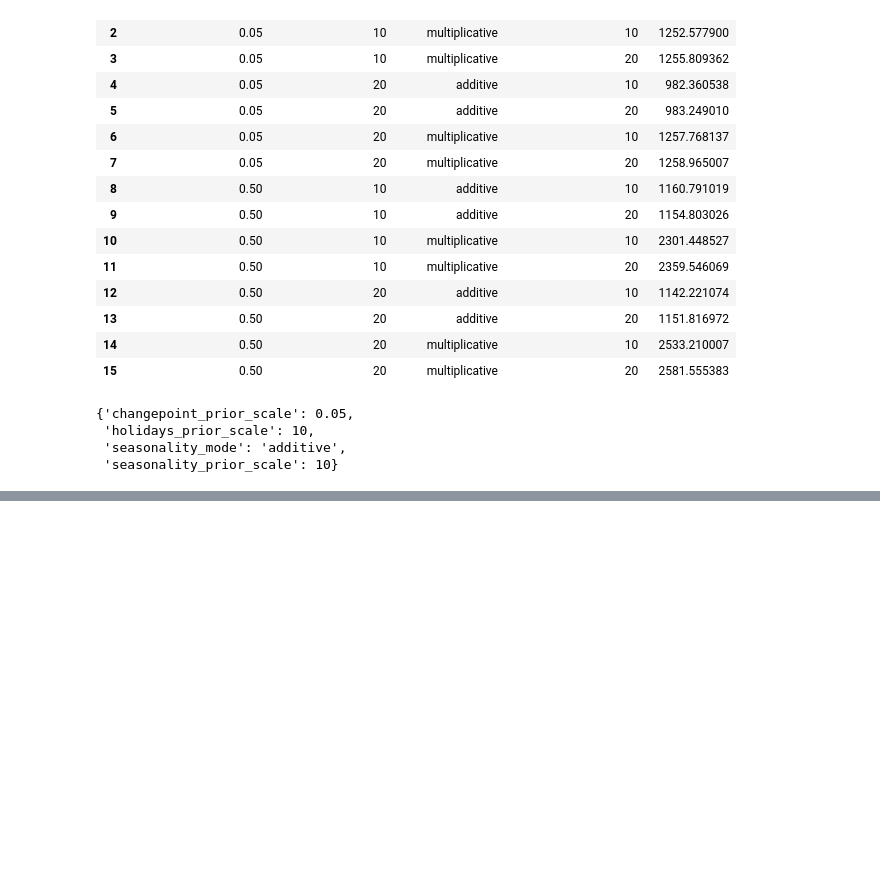
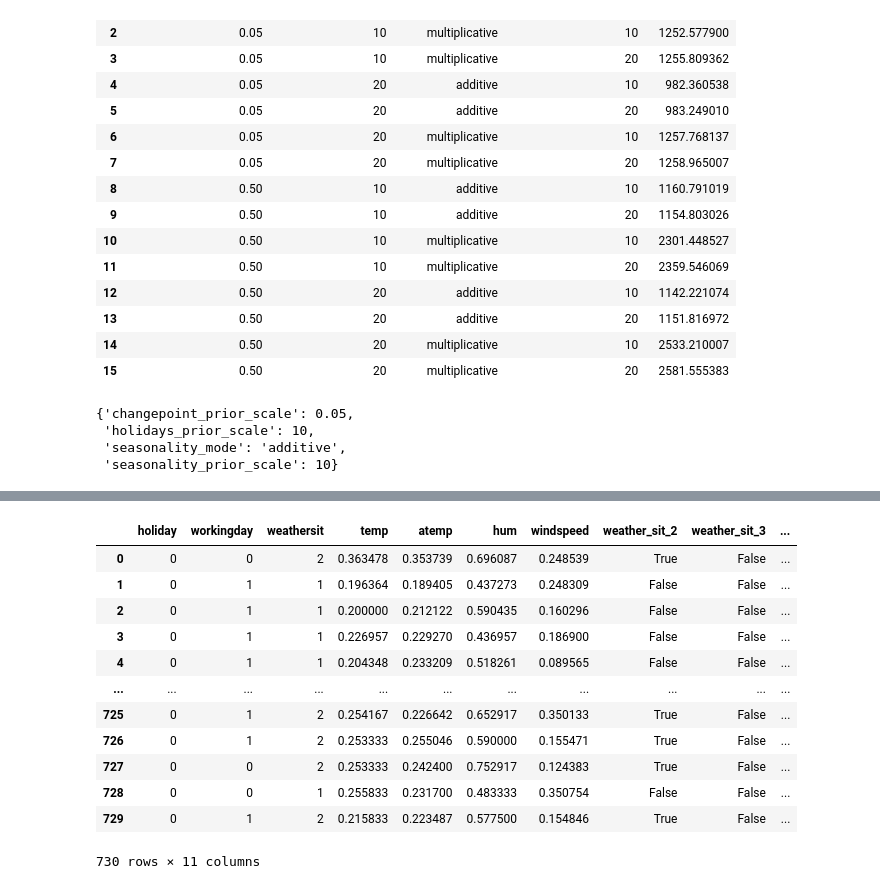
Before and after one commit to kshirsagarsiddharth/Python-Time-Series-Forecasting, a Jupyter notebook: facebook_prophet_project.ipynb, the cells around one changed output, grey strips where cells are left out. Cells and saved outputs as stored; diff of their text form; code cells hidden in the pictures; blank space fills up the shorter version.

```diff
--- a/facebook_prophet_project.ipynb
+++ b/facebook_prophet_project.ipynb
@@ -754,0 +688,10 @@ best_params
+# %%
+# Shift does a positive shift it brings the values down i.e yesterdays values will come to today
+# Creating lagged values for the regressors
+for lag in [1,3,5,7]:
+    df[f'temp_lag_{lag}'] = df['temp'].shift(lag)
+    df[f'atemp_lag_{lag}'] = df['atemp'].shift(lag)
+# %%
+df = df.drop(columns=[
+    f"{var}_lag_{lag}" for var in ["temp", "atemp"] for lag in [3, 5, 7]
+])
@@ -754,0 +725,16 @@ best_params
+# %%
+future_regressors
+# %% [output]
+|  | holiday | workingday | weathersit | temp | atemp | hum | windspeed | weather_sit_2 | weather_sit_3 | ... |
+| 0 | 0 | 0 | 2 | 0.363478 | 0.353739 | 0.696087 | 0.248539 | True | False | ... |
+| 1 | 0 | 1 | 1 | 0.196364 | 0.189405 | 0.437273 | 0.248309 | False | False | ... |
+| 2 | 0 | 1 | 1 | 0.200000 | 0.212122 | 0.590435 | 0.160296 | False | False | ... |
+| 3 | 0 | 1 | 1 | 0.226957 | 0.229270 | 0.436957 | 0.186900 | False | False | ... |
+| 4 | 0 | 1 | 1 | 0.204348 | 0.233209 | 0.518261 | 0.089565 | False | False | ... |
+| ... | ... | ... | ... | ... | ... | ... | ... | ... | ... | ... |
+| 725 | 0 | 1 | 2 | 0.254167 | 0.226642 | 0.652917 | 0.350133 | True | False | ... |
+| 726 | 0 | 1 | 2 | 0.253333 | 0.255046 | 0.590000 | 0.155471 | True | False | ... |
+| 727 | 0 | 0 | 2 | 0.253333 | 0.242400 | 0.752917 | 0.124383 | True | False | ... |
+| 728 | 0 | 0 | 1 | 0.255833 | 0.231700 | 0.483333 | 0.350754 | False | False | ... |
+| 729 | 0 | 1 | 2 | 0.215833 | 0.223487 | 0.577500 | 0.154846 | True | False | ... |
+730 rows × 11 columns
```
Also changed, not shown: parts of 27 cells of this notebook, 2 other files.
